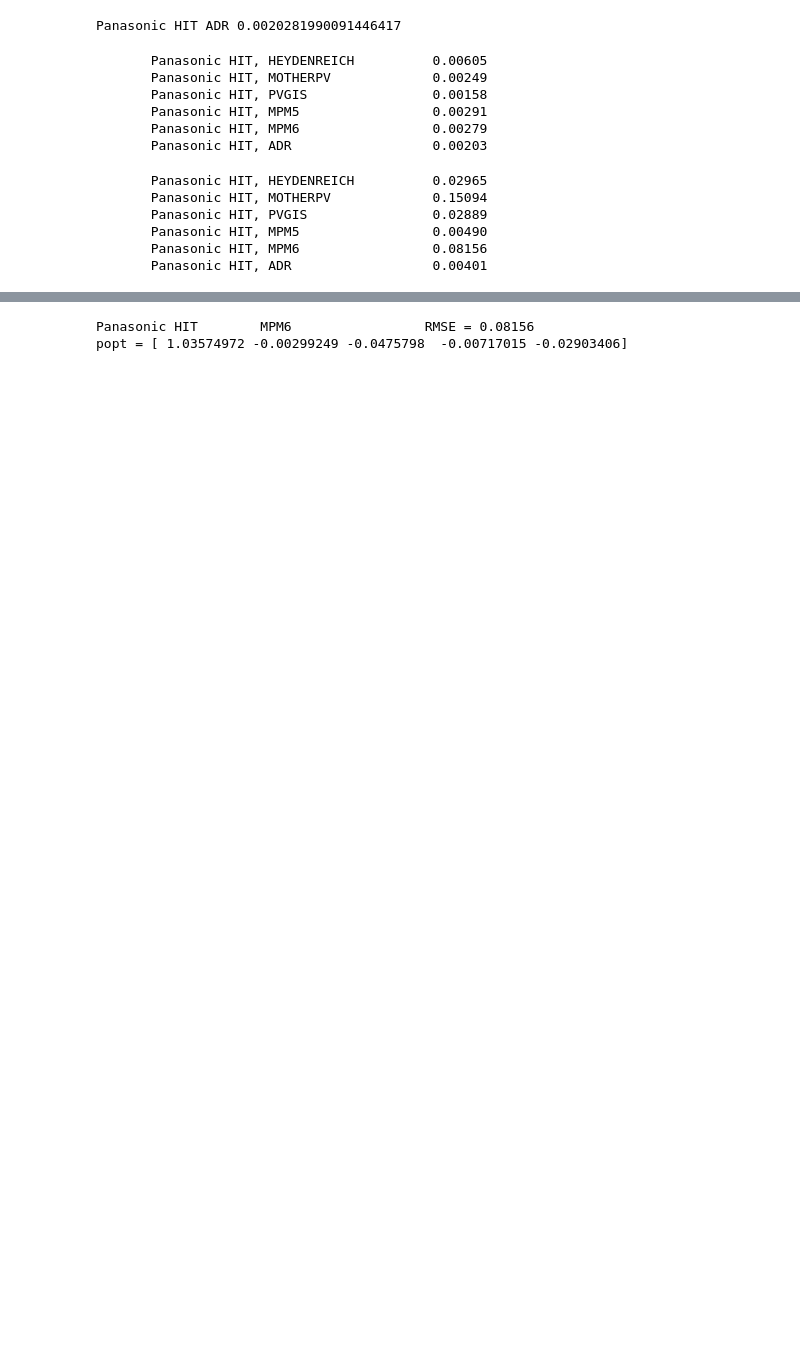
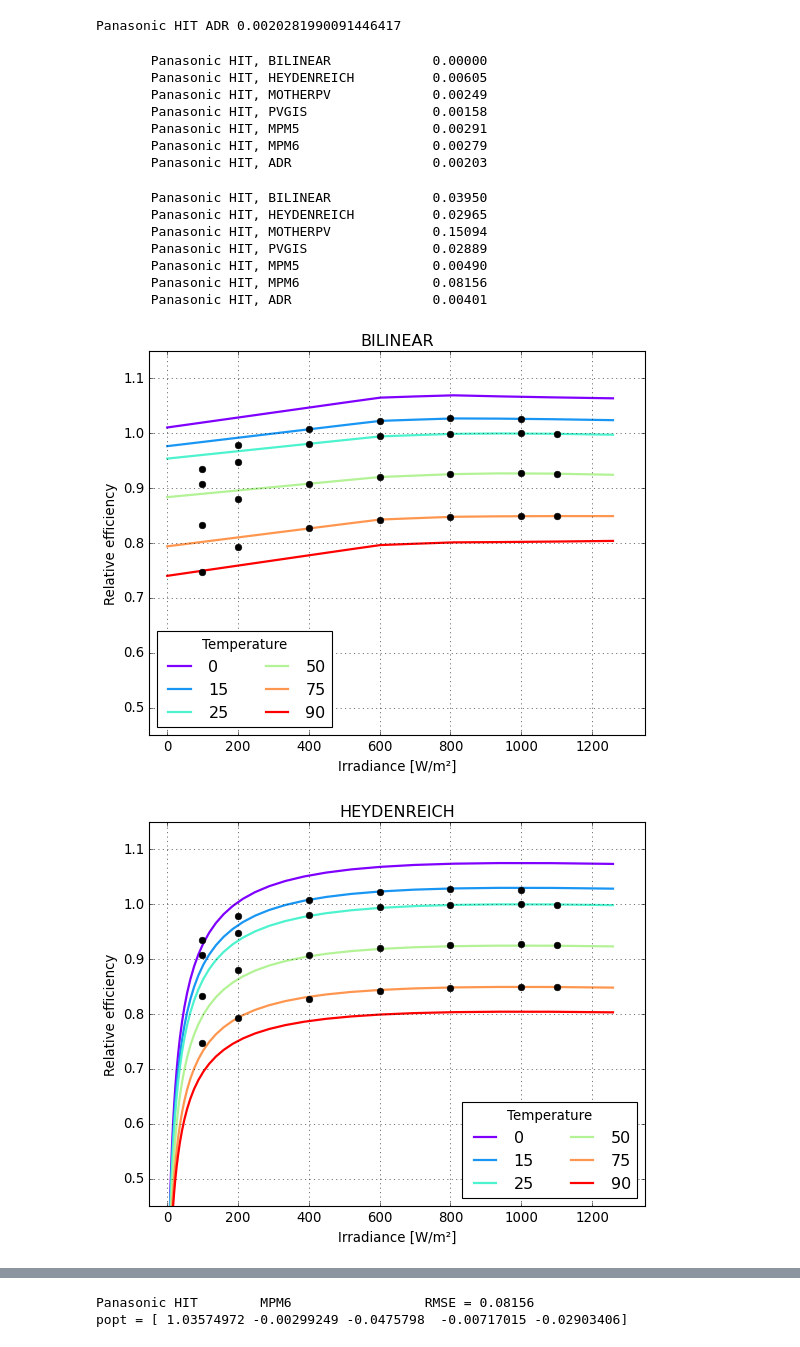
Before and after one commit to adriesse/pvpltools-python, a Jupyter notebook: examples/module_efficiency_demo.ipynb, the cells around one changed output, grey strips where cells are left out. Drawn from its saved outputs; the diff is of its cells as text; code cells hidden in the pictures; blank space fills up the shorter version.

```diff
--- a/examples/module_efficiency_demo.ipynb
+++ b/examples/module_efficiency_demo.ipynb
@@ -189,11 +196,17 @@ Panasonic HIT ADR 0.0020281990091446417
 
 for model in models:
 
-    popt, pcov = fit_efficiency_model(**matrix, model=model)
+    if model is bilinear:
+        interpolator = fit_bilinear(**matrix)
+        popt = [interpolator]
+    else:
+        popt, pcov = fit_efficiency_model(**matrix, model=model)
+
     rmse = efficiency_model_rmse(**matrix, model=model, p=popt)
 
     print('%20s, %-20s %.5f' % (TYPE, model.__name__.upper(), rmse))
 # %% [output]
+       Panasonic HIT, BILINEAR             0.00000
        Panasonic HIT, HEYDENREICH          0.00605
        Panasonic HIT, MOTHERPV             0.00249
        Panasonic HIT, PVGIS                0.00158
@@ -208,14 +221,35 @@ subset_err = matrix.query('irradiance <= 200')
 
 for model in models:
 
-    popt, pcov = fit_efficiency_model(**subset_fit, model=model)
+    if model is bilinear:
+        interpolator = fit_bilinear(**subset_fit)
+        popt = [interpolator]
+    else:
+        popt, pcov = fit_efficiency_model(**subset_fit, model=model)
+
     rmse = efficiency_model_rmse(**subset_err, model=model, p=popt)
 
     print('%20s, %-20s %.5f' % (TYPE, model.__name__.upper(), rmse))
 # %% [output]
+       Panasonic HIT, BILINEAR             0.03950
        Panasonic HIT, HEYDENREICH          0.02965
        Panasonic HIT, MOTHERPV             0.15094
        Panasonic HIT, PVGIS                0.02889
        Panasonic HIT, MPM5                 0.00490
        Panasonic HIT, MPM6                 0.08156
        Panasonic HIT, ADR                  0.00401
+# %%
+# the graphs make these differences more striking
+
+for model in models:
+
+    if model is bilinear:
+        interpolator = fit_bilinear(**subset_fit)
+        popt = [interpolator]
+    else:
+        popt, pcov = fit_efficiency_model(**subset_fit, model=model)
+    plot_model(model, popt)
+    plt.plot(grid, 'ko');
+# %% [output]
+[figure, added]
+[figure, added]
```
Also changed, not shown: parts of 7 cells of this notebook.
